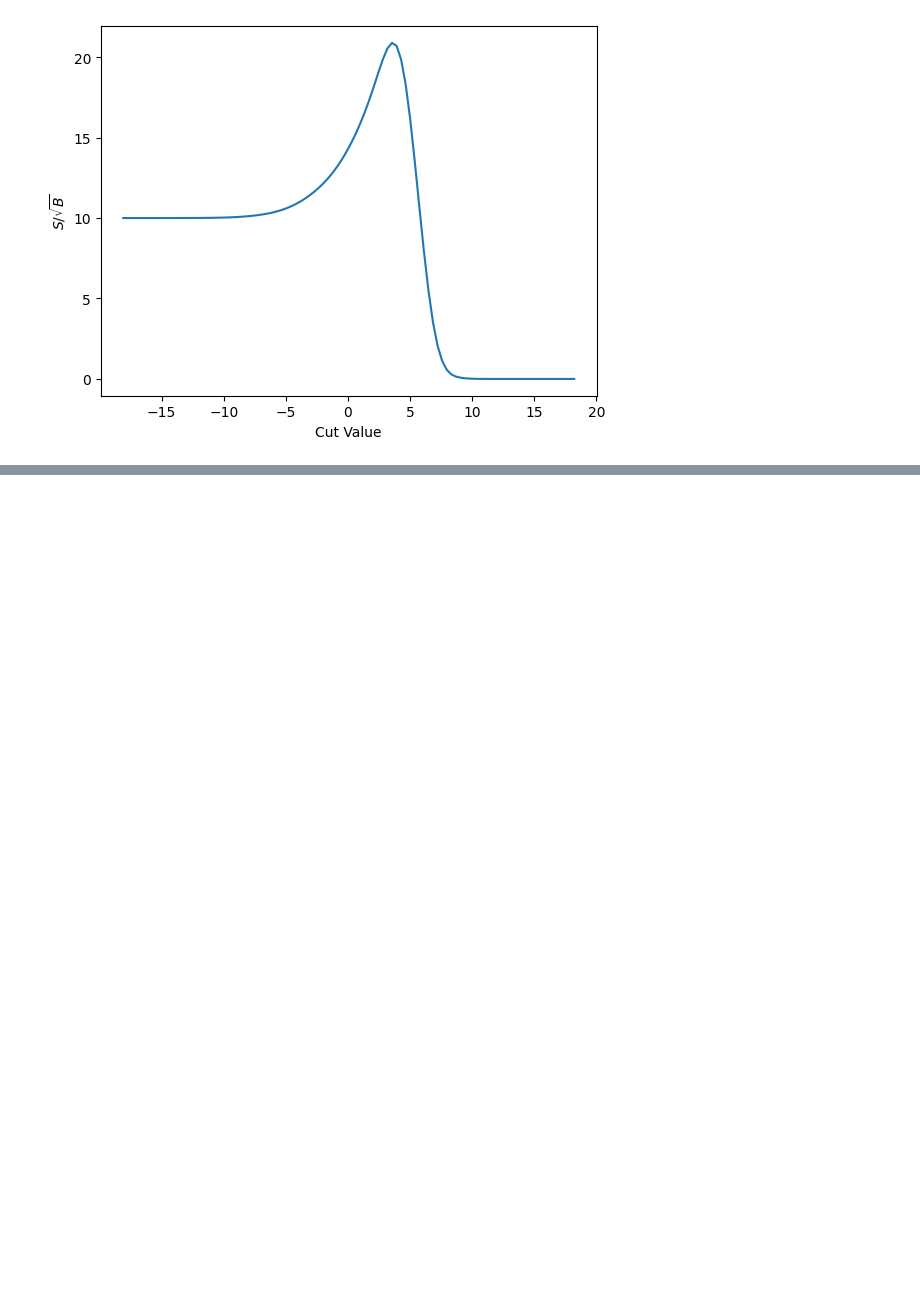
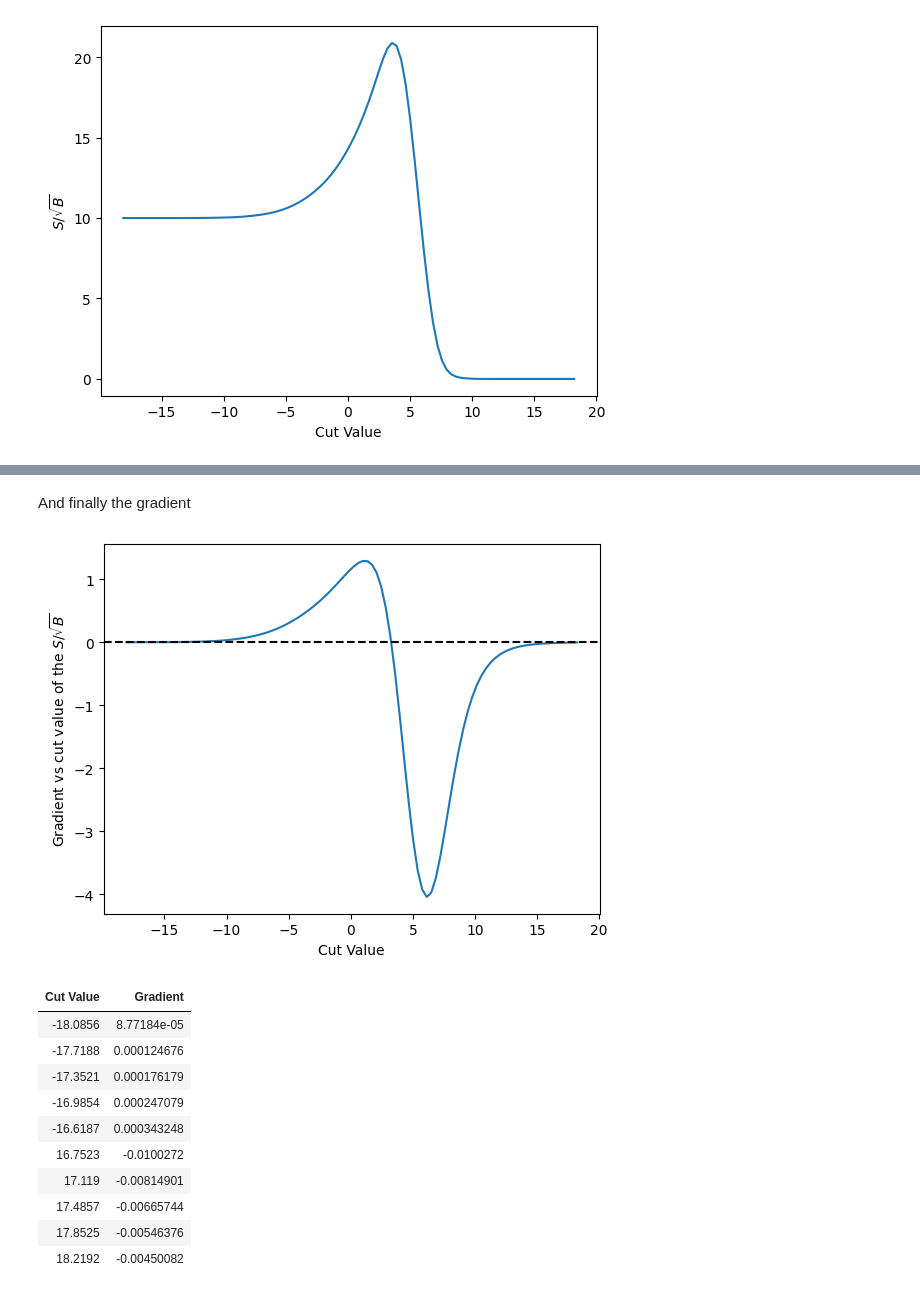
Before and after one commit to gordonwatts/diff-prog-intro, a Jupyter notebook: book/different_cut_emulations.ipynb, the cells around one changed output, grey strips where cells are left out. Drawn from its saved outputs; the diff is of its cells as text; code cells hidden in the pictures; blank space fills up the shorter version.

```diff
--- a/book/different_cut_emulations.ipynb
+++ b/book/different_cut_emulations.ipynb
@@ -76,0 +134,17 @@ And finally the gradient of that
+# %% [markdown]
+And finally the gradient
+# %%
+plot_grad(cut_sigmoid)
+# %% [output]
+[figure, added]
+| Cut Value | Gradient |
+| -18.0856 | 8.77184e-05 |
+| -17.7188 | 0.000124676 |
+| -17.3521 | 0.000176179 |
+| -16.9854 | 0.000247079 |
+| -16.6187 | 0.000343248 |
+| 16.7523 | -0.0100272 |
+| 17.119 | -0.00814901 |
+| 17.4857 | -0.00665744 |
+| 17.8525 | -0.00546376 |
+| 18.2192 | -0.00450082 |
```
Also changed, not shown: parts of 14 cells of this notebook, 1 other file.
